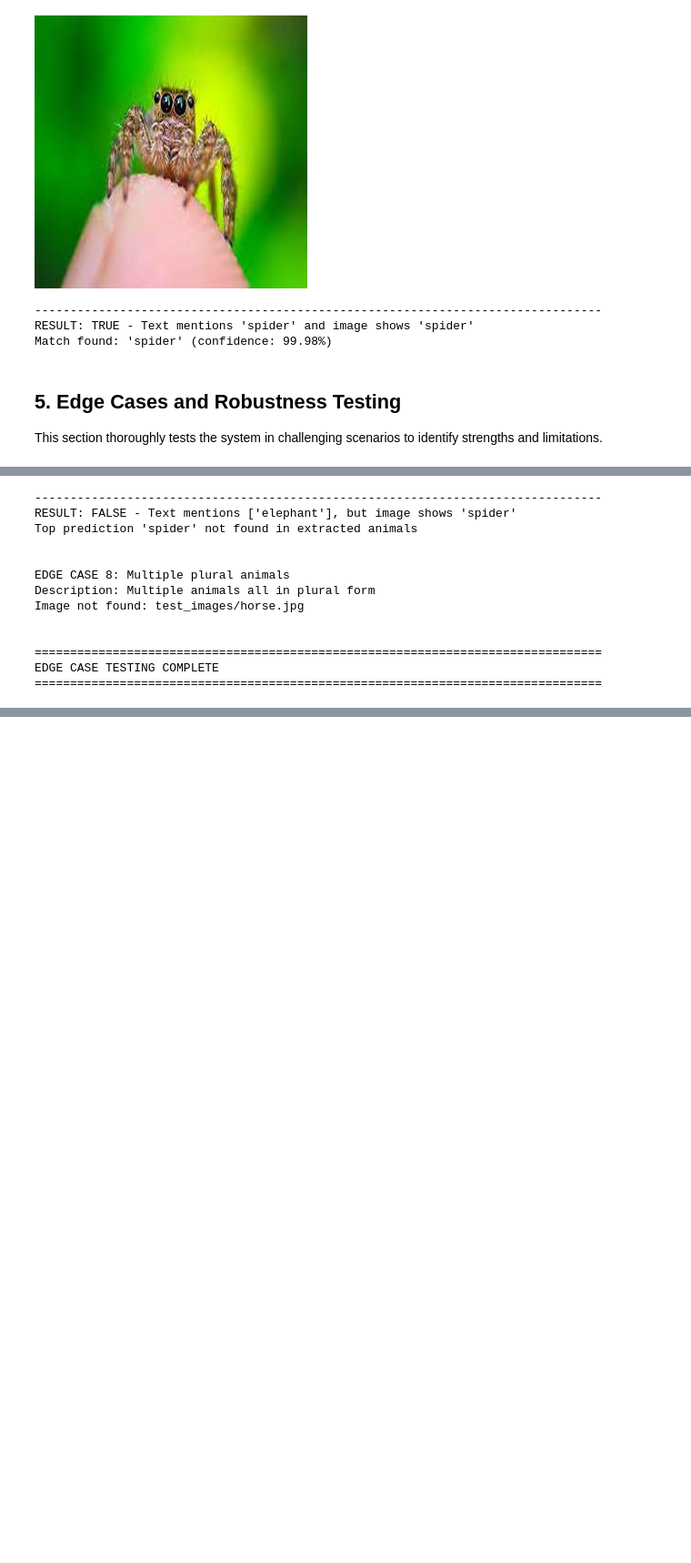
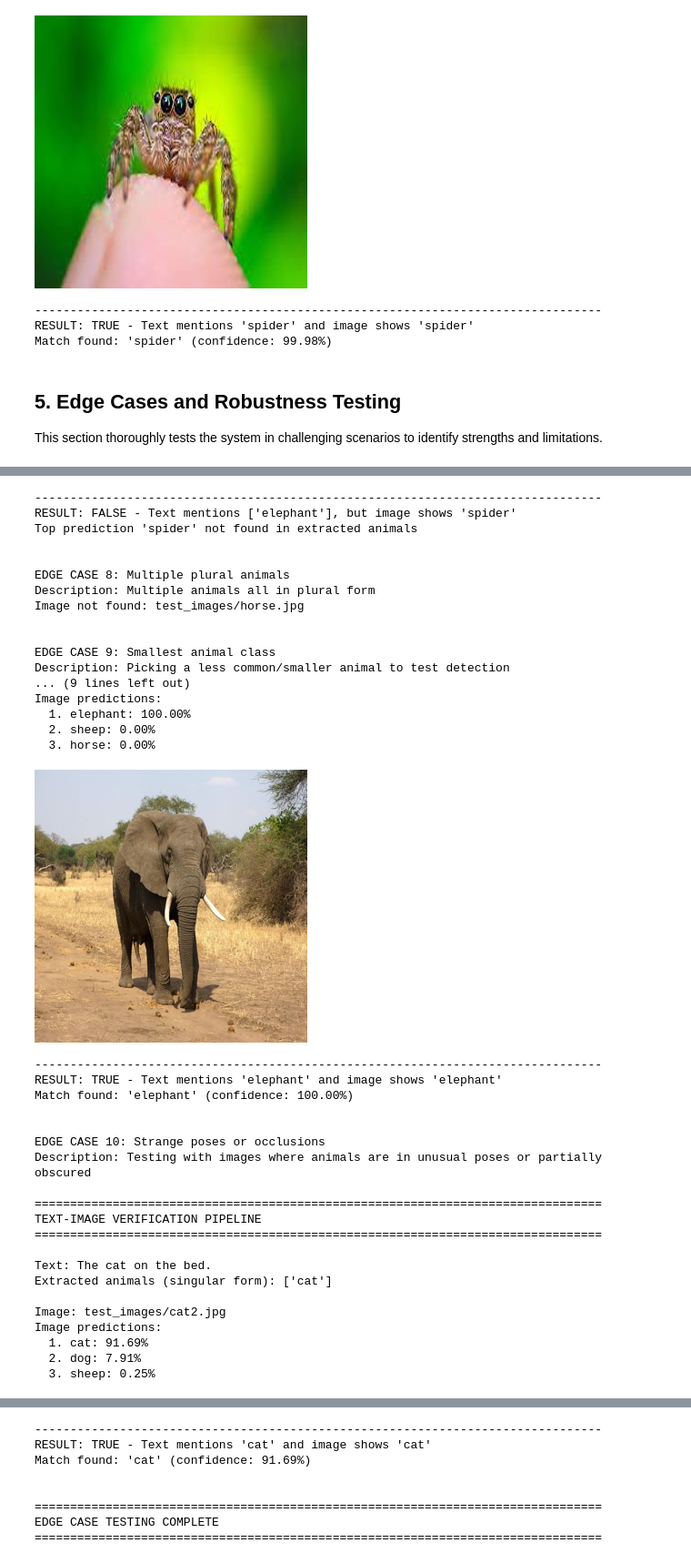
Before and after one commit to Emptine77/Winstars_Ai_test, a Jupyter notebook: task2/demo.ipynb, the cells around one changed output, grey strips where cells are left out. Shown at 91% size. Saved outputs shown, nothing was run; the diff lists cells and outputs as text; code cells hidden in the pictures; blank space fills up the shorter version.

```diff
--- a/task2/demo.ipynb
+++ b/task2/demo.ipynb
@@ -554,6 +554,19 @@ edge_cases = [
         'text': "The farm has chickens, cows, and horses.",
         'image': 'test_images/horse.jpg',
         'expected': 'TRUE - horses to horse normalized'
+    },
+    {'name': "Smallest animal class",
+        'name': "Smallest animal class",
+        'description': "Picking a less common/smaller animal to test detection",
+        'text': "The elephant in these picture is huge.",
+        'image': 'test_images/elephant.jpg',
+        'expected': 'TRUE - elephant detected'
+    },
+    {'name': "Strange poses or occlusions",
+        'description': "Testing with images where animals are in unusual poses or partially obscured",
+        'text': "The cat on the bed.",
+        'image': 'test_images/cat2.jpg',
+        'expected': 'TRUE - cat detected despite occlusion'
     }
 ]
 
@@ -642,33 +655,58 @@ Image predictions:
 RESULT: TRUE - Text mentions 'sheep' and image shows 'sheep'
 Match found: 'sheep' (confidence: 99.81%)
 
 
 EDGE CASE 7: Mismatched animals
 Description: Text mentions one animal but image shows different animal
 
 ================================================================================
 TEXT-IMAGE VERIFICATION PIPELINE
 ================================================================================
 
 Text: Look at this amazing elephant in the wild.
 Extracted animals (singular form): ['elephant']
 
 Image: test_images/spider.jpg
 Image predictions:
   1. spider: 99.98%
   2. butterfly: 0.02%
   3. squirrel: 0.00%
 [figure]
 --------------------------------------------------------------------------------
 RESULT: FALSE - Text mentions ['elephant'], but image shows 'spider'
 Top prediction 'spider' not found in extracted animals
 
 
 EDGE CASE 8: Multiple plural animals
 Description: Multiple animals all in plural form
 Image not found: test_images/horse.jpg
 
 
-================================================================================
-EDGE CASE TESTING COMPLETE
-================================================================================
+EDGE CASE 9: Smallest animal class
+Description: Picking a less common/smaller animal to test detection
+... (9 lines left out)
+Image predictions:
+  1. elephant: 100.00%
+  2. sheep: 0.00%
+  3. horse: 0.00%
+[figure, added]
+--------------------------------------------------------------------------------
+RESULT: TRUE - Text mentions 'elephant' and image shows 'elephant'
+Match found: 'elephant' (confidence: 100.00%)
+
+
+EDGE CASE 10: Strange poses or occlusions
+Description: Testing with images where animals are in unusual poses or partially obscured
+
+================================================================================
+TEXT-IMAGE VERIFICATION PIPELINE
+================================================================================
+
+Text: The cat on the bed.
+Extracted animals (singular form): ['cat']
+
+Image: test_images/cat2.jpg
+Image predictions:
+  1. cat: 91.69%
+  2. dog: 7.91%
+  3. sheep: 0.25%
@@ -675,2 +714,10 @@ EDGE CASE TESTING COMPLETE
+--------------------------------------------------------------------------------
+RESULT: TRUE - Text mentions 'cat' and image shows 'cat'
+Match found: 'cat' (confidence: 91.69%)
+
+
+================================================================================
+EDGE CASE TESTING COMPLETE
+================================================================================
 # %% [markdown]
 ## 6. Conclusion <a id="conclusion"></a>
```
Also changed, not shown: parts of 2 cells of this notebook.
